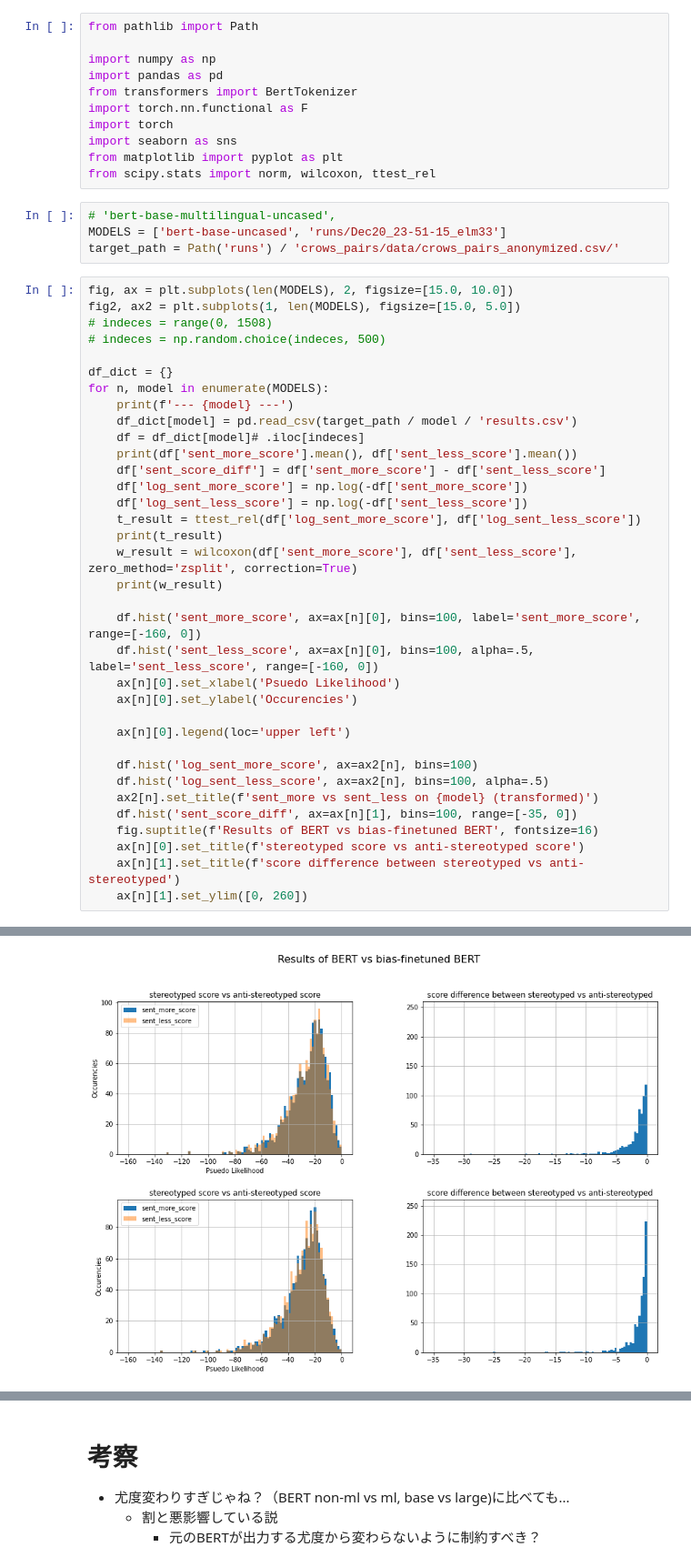
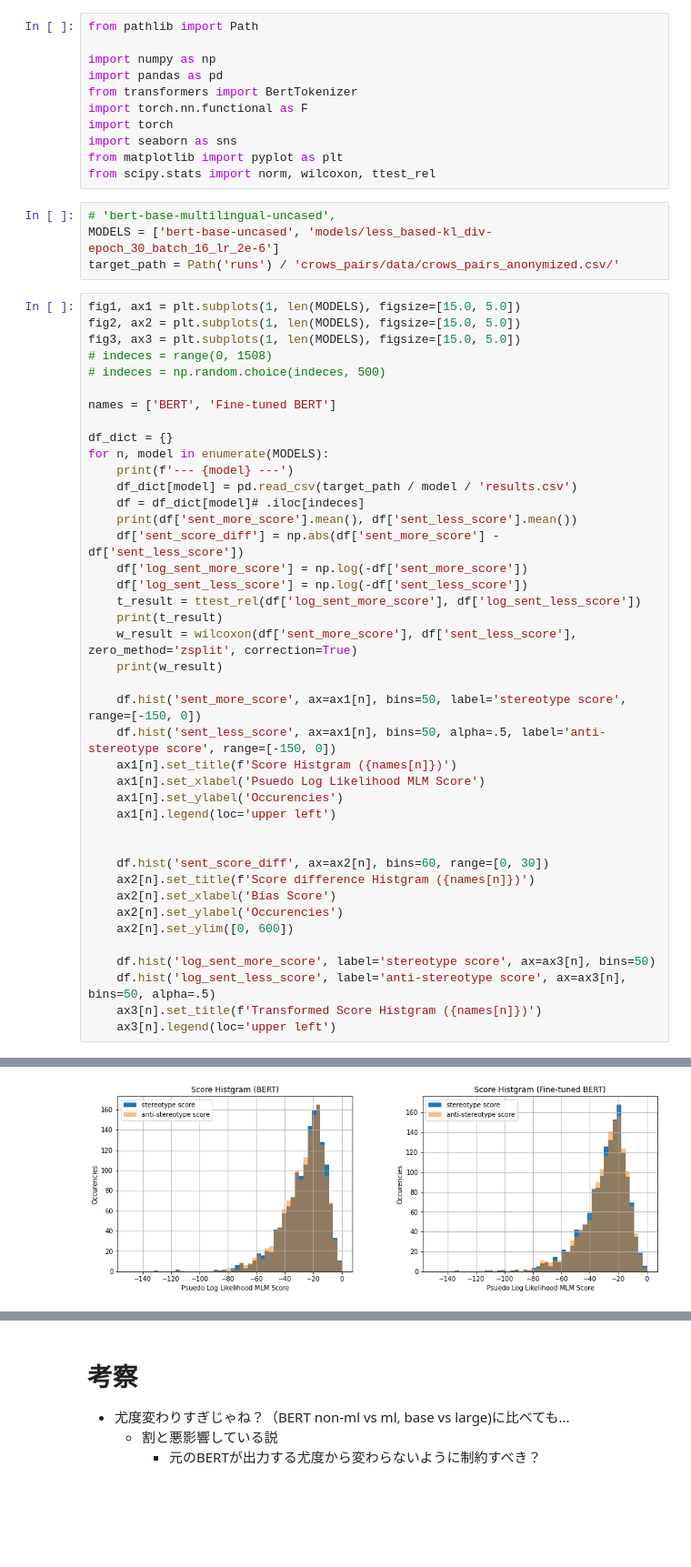
Before and after one commit to otakumesi/debias-BERT, a Jupyter notebook: Analyze_crows_pairs.ipynb, the cells around one changed output, grey strips where cells are left out. Shown at 91% size. Saved outputs shown, nothing was run; the diff lists cells and outputs as text; blank space fills up the shorter version.

```diff
--- a/Analyze_crows_pairs.ipynb
+++ b/Analyze_crows_pairs.ipynb
@@ -11,13 +11,16 @@ from matplotlib import pyplot as plt
 from scipy.stats import norm, wilcoxon, ttest_rel
 # %%
 # 'bert-base-multilingual-uncased',
-MODELS = ['bert-base-uncased', 'runs/Dec20_23-51-15_elm33']
+MODELS = ['bert-base-uncased', 'models/less_based-kl_div-epoch_30_batch_16_lr_2e-6']
 target_path = Path('runs') / 'crows_pairs/data/crows_pairs_anonymized.csv/'
 # %%
-fig, ax = plt.subplots(len(MODELS), 2, figsize=[15.0, 10.0])
+fig1, ax1 = plt.subplots(1, len(MODELS), figsize=[15.0, 5.0])
 fig2, ax2 = plt.subplots(1, len(MODELS), figsize=[15.0, 5.0])
+fig3, ax3 = plt.subplots(1, len(MODELS), figsize=[15.0, 5.0])
 # indeces = range(0, 1508)
 # indeces = np.random.choice(indeces, 500)
+
+names = ['BERT', 'Fine-tuned BERT']
 
 df_dict = {}
 for n, model in enumerate(MODELS):
@@ -25,7 +28,7 @@ for n, model in enumerate(MODELS):
     df_dict[model] = pd.read_csv(target_path / model / 'results.csv')
     df = df_dict[model]# .iloc[indeces]
     print(df['sent_more_score'].mean(), df['sent_less_score'].mean())
-    df['sent_score_diff'] = df['sent_more_score'] - df['sent_less_score']
+    df['sent_score_diff'] = np.abs(df['sent_more_score'] - df['sent_less_score'])
     df['log_sent_more_score'] = np.log(-df['sent_more_score'])
     df['log_sent_less_score'] = np.log(-df['sent_less_score'])
     t_result = ttest_rel(df['log_sent_more_score'], df['log_sent_less_score'])
@@ -33,21 +36,24 @@ for n, model in enumerate(MODELS):
     w_result = wilcoxon(df['sent_more_score'], df['sent_less_score'], zero_method='zsplit', correction=True)
     print(w_result)
 
-    df.hist('sent_more_score', ax=ax[n][0], bins=100, label='sent_more_score', range=[-160, 0])
-    df.hist('sent_less_score', ax=ax[n][0], bins=100, alpha=.5, label='sent_less_score', range=[-160, 0])
-    ax[n][0].set_xlabel('Psuedo Likelihood')
-    ax[n][0].set_ylabel('Occurencies')
+    df.hist('sent_more_score', ax=ax1[n], bins=50, label='stereotype score', range=[-150, 0])
+    df.hist('sent_less_score', ax=ax1[n], bins=50, alpha=.5, label='anti-stereotype score', range=[-150, 0])
+    ax1[n].set_title(f'Score Histgram ({names[n]})')
+    ax1[n].set_xlabel('Psuedo Log Likelihood MLM Score')
+    ax1[n].set_ylabel('Occurencies')
+    ax1[n].legend(loc='upper left')
 
-    ax[n][0].legend(loc='upper left')
 
-    df.hist('log_sent_more_score', ax=ax2[n], bins=100)
-    df.hist('log_sent_less_score', ax=ax2[n], bins=100, alpha=.5)
-    ax2[n].set_title(f'sent_more vs sent_less on {model} (transformed)')
-    df.hist('sent_score_diff', ax=ax[n][1], bins=100, range=[-35, 0])
-    fig.suptitle(f'Results of BERT vs bias-finetuned BERT', fontsize=16)
-    ax[n][0].set_title(f'stereotyped score vs anti-stereotyped score')
-    ax[n][1].set_title(f'score difference between stereotyped vs anti-stereotyped')
-    ax[n][1].set_ylim([0, 260])
+    df.hist('sent_score_diff', ax=ax2[n], bins=60, range=[0, 30])
+    ax2[n].set_title(f'Score difference Histgram ({names[n]})')
+    ax2[n].set_xlabel('Bias Score')
+    ax2[n].set_ylabel('Occurencies')
+    ax2[n].set_ylim([0, 600])
+
+    df.hist('log_sent_more_score', label='stereotype score', ax=ax3[n], bins=50)
+    df.hist('log_sent_less_score', label='anti-stereotype score', ax=ax3[n], bins=50, alpha=.5)
+    ax3[n].set_title(f'Transformed Score Histgram ({names[n]})')
+    ax3[n].legend(loc='upper left')
 # %% [output]
 --- bert-base-uncased ---
 -26.042326259946947 -26.594173076923077
@@ -57,4 +63,4 @@ WilcoxonResult(statistic=421913.5, pvalue=3.619166226392026e-18)
 -29.248515915119366 -29.322086206896554
 Ttest_relResult(statistic=-1.2409326990114085, pvalue=0.2148237504105393)
 WilcoxonResult(statistic=528877.5, pvalue=0.017986531883779206)
-[figure, old version]
+[figure, new version]
```
Also changed, not shown: parts of 1 cell of this notebook, 7 other files.
